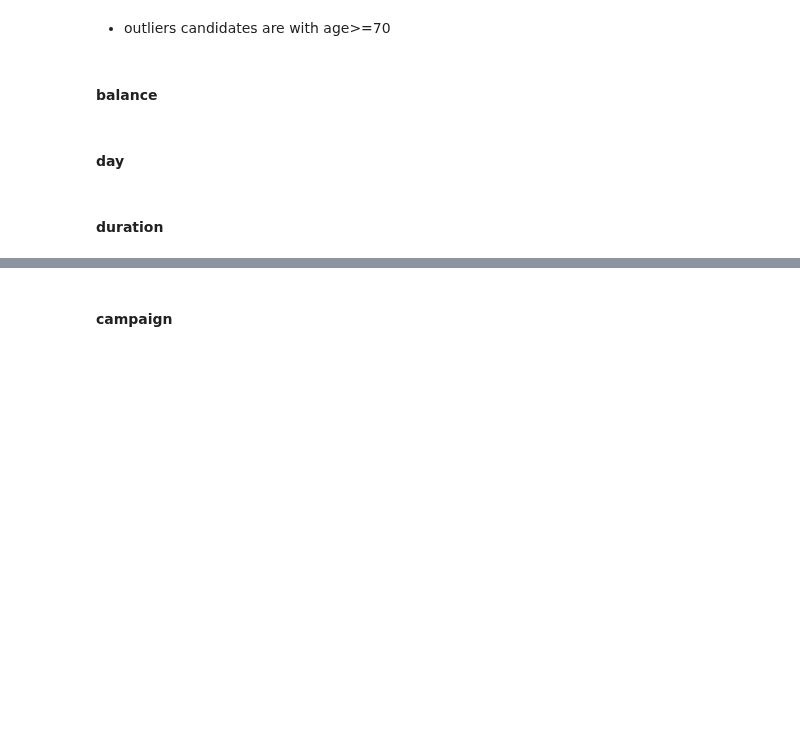
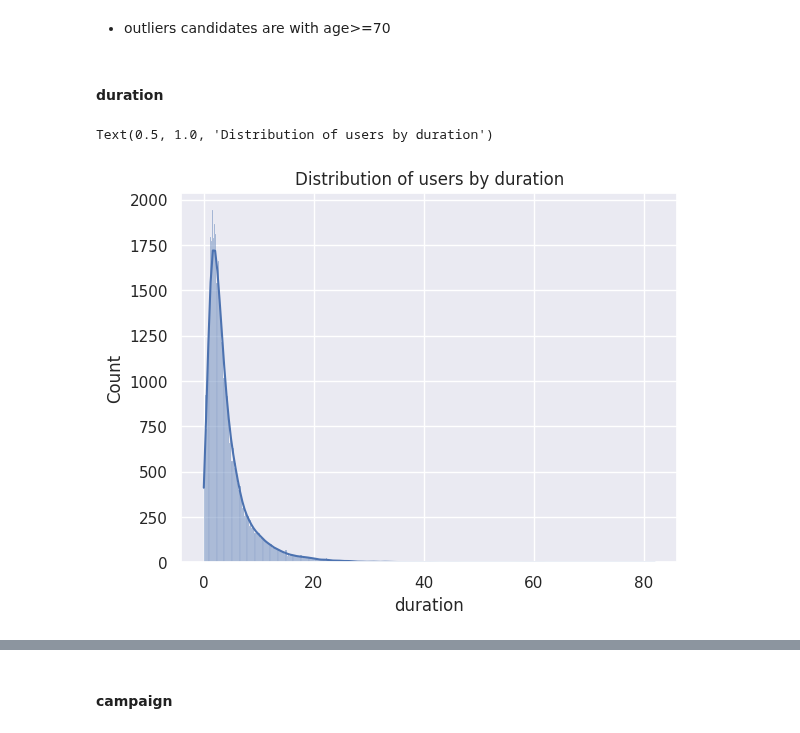
Before and after one commit to dmytrovelychko/rd_ds_python, a Jupyter notebook: cw.ipynb, the cells around one changed output, grey strips where cells are left out. Saved outputs shown, nothing was run; the diff lists cells and outputs as text; code cells hidden in the pictures; blank space fills up the shorter version.

Commit message:
duration eda

```diff
--- a/cw.ipynb
+++ b/cw.ipynb
@@ -143,9 +175,13 @@ Text(0, 0.5, 'subscription')
 [figure]
 # %% [markdown]
 - outliers candidates are with age>=70
-# %% [markdown]
-#### balance
-# %% [markdown]
-#### day
 # %% [markdown]
 #### duration
+# %%
+df['duration'] = df["duration"] / 60 # convert secto min
+# %%
+sns.histplot(df['duration'], kde=True)
+plt.title('Distribution of users by duration')
+# %% [output]
+Text(0.5, 1.0, 'Distribution of users by duration')
+[figure, added]
```
Also changed, not shown: parts of 19 cells of this notebook.
